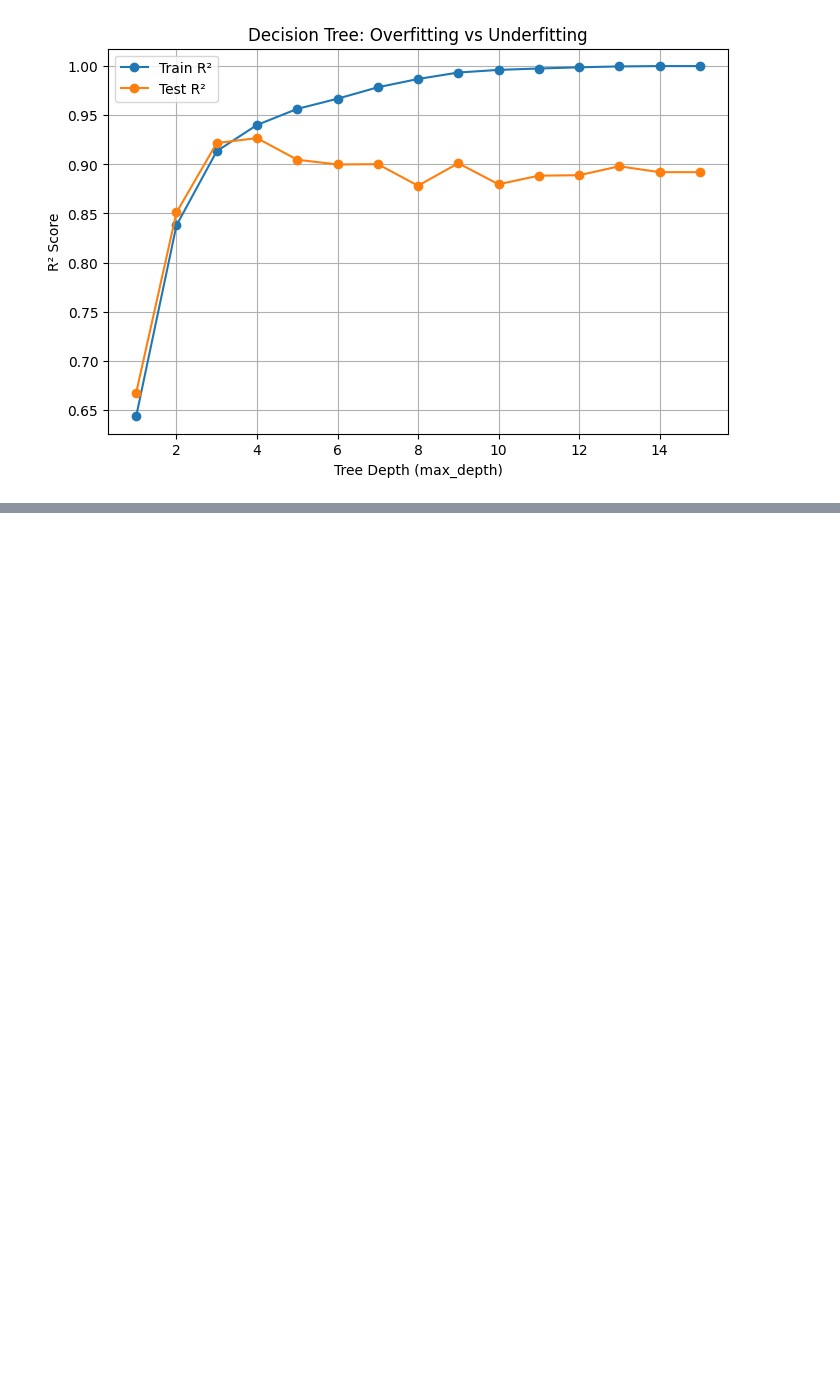
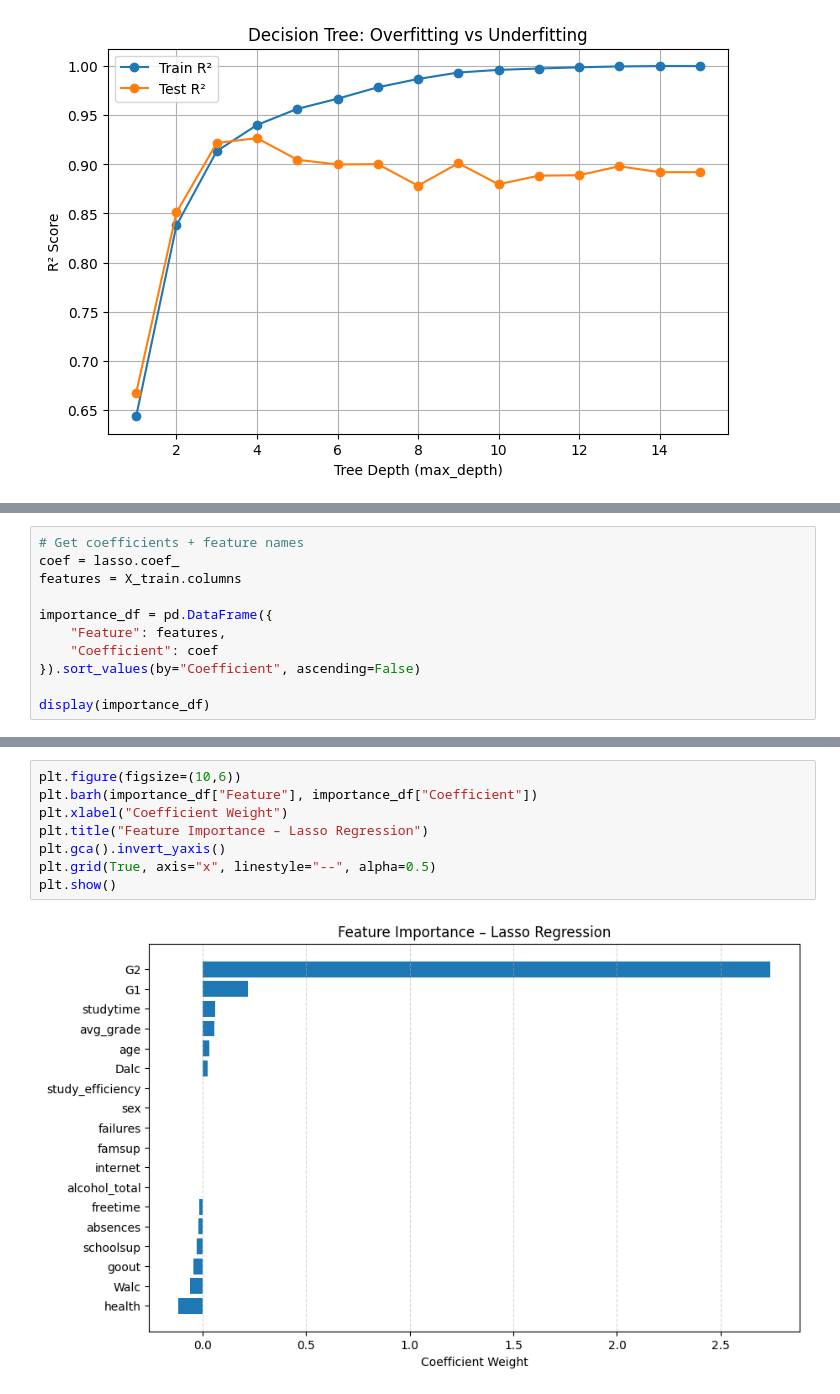
Before and after one commit to dileepamalshan1/student-academic-performance-analysis, a Jupyter notebook: notebooks/real_world_analytics.ipynb, the cells around one changed output, grey strips where cells are left out. Saved outputs shown, nothing was run; the diff lists cells and outputs as text; blank space fills up the shorter version.

```diff
--- a/notebooks/real_world_analytics.ipynb
+++ b/notebooks/real_world_analytics.ipynb
@@ -451,0 +487,11 @@ plt.show()
+# %%
+# Get coefficients + feature names
+coef = lasso.coef_
+features = X_train.columns
+
+importance_df = pd.DataFrame({
+    "Feature": features,
+    "Coefficient": coef
+}).sort_values(by="Coefficient", ascending=False)
+
+display(importance_df)
@@ -451,0 +516,10 @@ plt.show()
+# %%
+plt.figure(figsize=(10,6))
+plt.barh(importance_df["Feature"], importance_df["Coefficient"])
+plt.xlabel("Coefficient Weight")
+plt.title("Feature Importance – Lasso Regression")
+plt.gca().invert_yaxis()
+plt.grid(True, axis="x", linestyle="--", alpha=0.5)
+plt.show()
+# %% [output]
+[figure, added]
```
Also changed, not shown: parts of 5 cells of this notebook.
